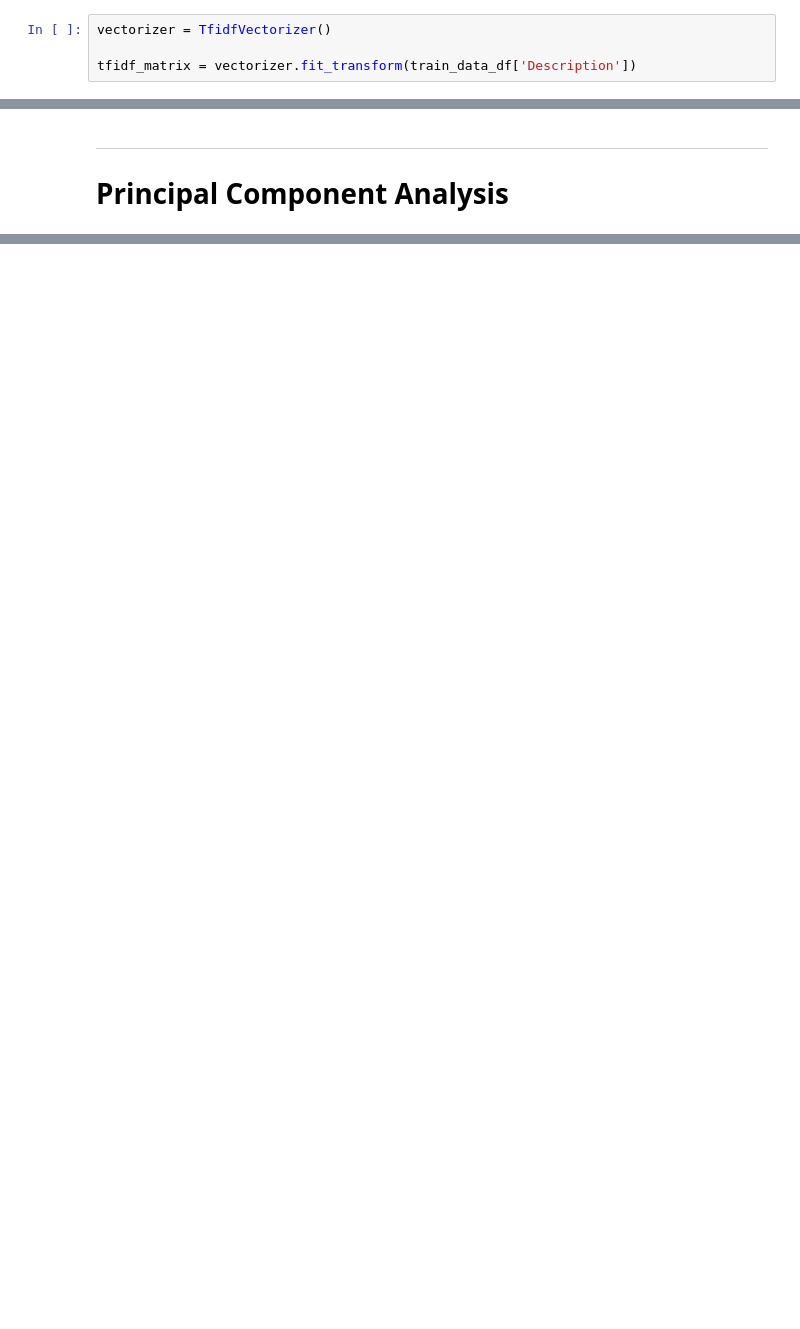
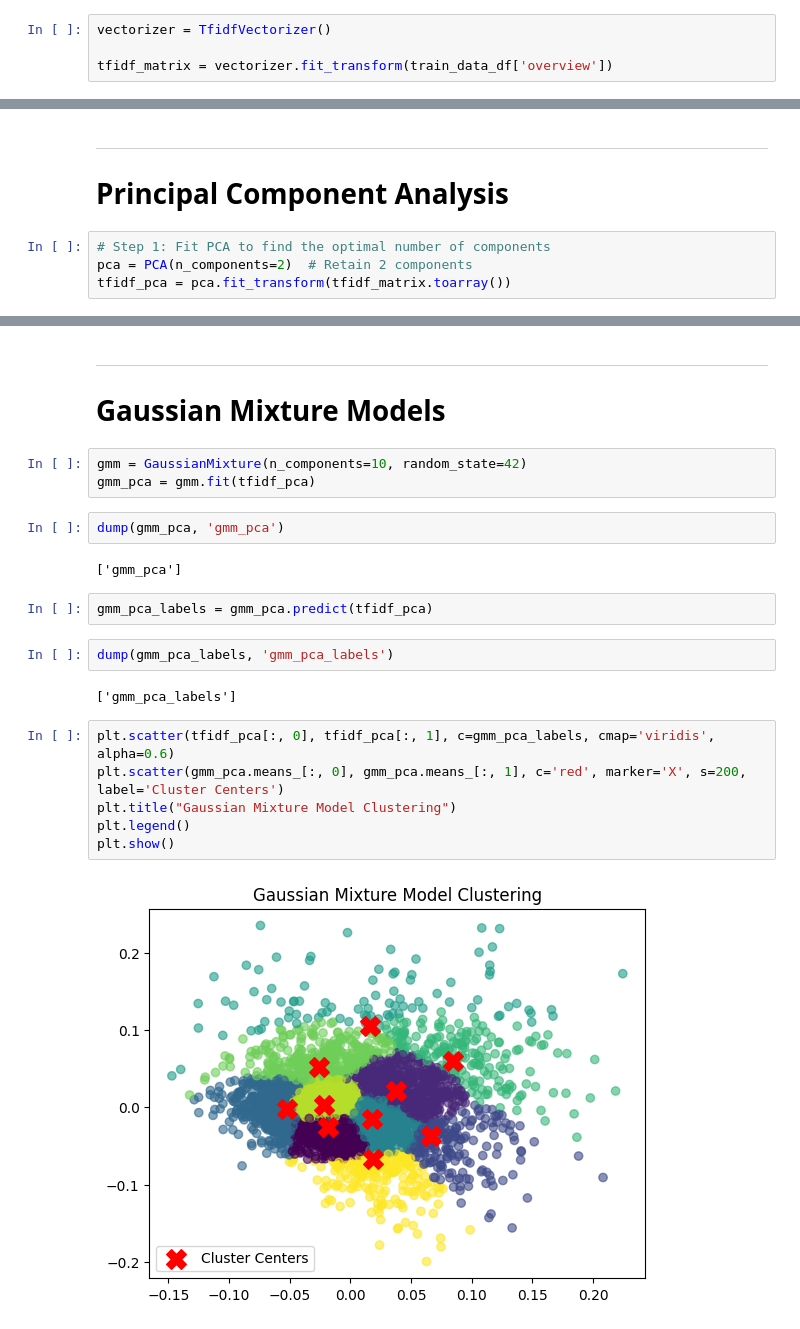
Before and after one commit to Lennykiruthu/foundation-ds-projects, a Jupyter notebook: Movie-Genre-Classification.ipynb, the cells around one changed output, grey strips where cells are left out. Drawn from its saved outputs; the diff is of its cells as text; blank space fills up the shorter version.

Commit message:
Implemented Gaussian mixture models, Hierarchical clustering and DSCAN to gauge model perfomance.

```diff
--- a/Movie-Genre-Classification.ipynb
+++ b/Movie-Genre-Classification.ipynb
@@ -140,7 +164,7 @@ $$
 # %%
 vectorizer = TfidfVectorizer()
 
-tfidf_matrix = vectorizer.fit_transform(train_data_df['Description'])
+tfidf_matrix = vectorizer.fit_transform(train_data_df['overview'])
 # %%
 # Get feature names (words)
 feature_names = vectorizer.get_feature_names_out()
@@ -187,3 +250,7 @@ plt.show
 # %% [markdown]
 ---
 # Principal Component Analysis
+# %%
+# Step 1: Fit PCA to find the optimal number of components
+pca = PCA(n_components=2)  # Retain 2 components
+tfidf_pca = pca.fit_transform(tfidf_matrix.toarray())
@@ -189,0 +292,24 @@ plt.show
+# %% [markdown]
+---
+# Gaussian Mixture Models
+# %%
+gmm = GaussianMixture(n_components=10, random_state=42)
+gmm_pca = gmm.fit(tfidf_pca)
+# %%
+dump(gmm_pca, 'gmm_pca')
+# %% [output]
+['gmm_pca']
+# %%
+gmm_pca_labels = gmm_pca.predict(tfidf_pca)
+# %%
+dump(gmm_pca_labels, 'gmm_pca_labels')
+# %% [output]
+['gmm_pca_labels']
+# %%
+plt.scatter(tfidf_pca[:, 0], tfidf_pca[:, 1], c=gmm_pca_labels, cmap='viridis', alpha=0.6)
+plt.scatter(gmm_pca.means_[:, 0], gmm_pca.means_[:, 1], c='red', marker='X', s=200, label='Cluster Centers')
+plt.title("Gaussian Mixture Model Clustering")
+plt.legend()
+plt.show()
+# %% [output]
+[figure, added]
```
Also changed, not shown: parts of 36 cells of this notebook, 9 other files.
